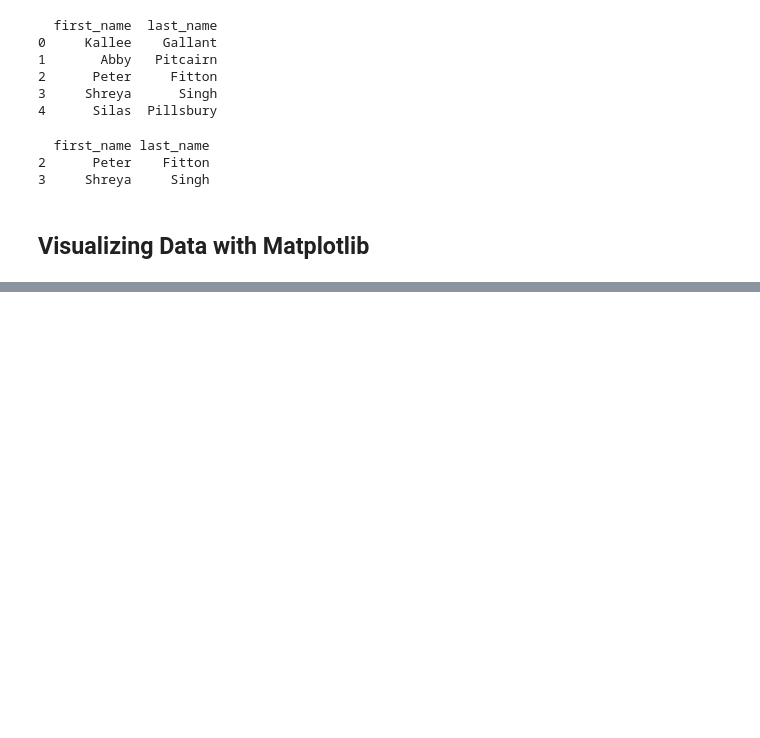
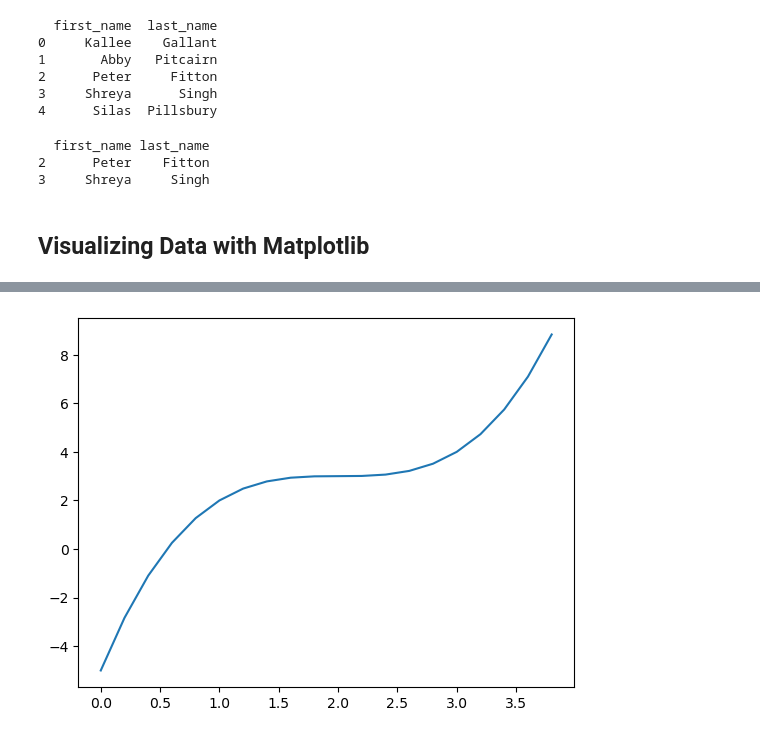
Before and after one commit to zzz-tong037/bwsi-intro-python, a Jupyter notebook: mod5_intro_to_data_science/1_loading_and_visualizing_data.ipynb, the cells around one changed output, grey strips where cells are left out. Drawn from its saved outputs; the diff is of its cells as text; code cells hidden in the pictures; blank space fills up the shorter version.

```diff
--- a/mod5_intro_to_data_science/1_loading_and_visualizing_data.ipynb
+++ b/mod5_intro_to_data_science/1_loading_and_visualizing_data.ipynb
@@ -169,0 +211,7 @@ print(specific_full_names)
+# %%
+g = lambda x : (x-2)**3 + 3
+
+plt.plot(xs,g(xs))
+plt.show()
+# %% [output]
+[figure, added]
```
Also changed, not shown: parts of 9 cells of this notebook.
